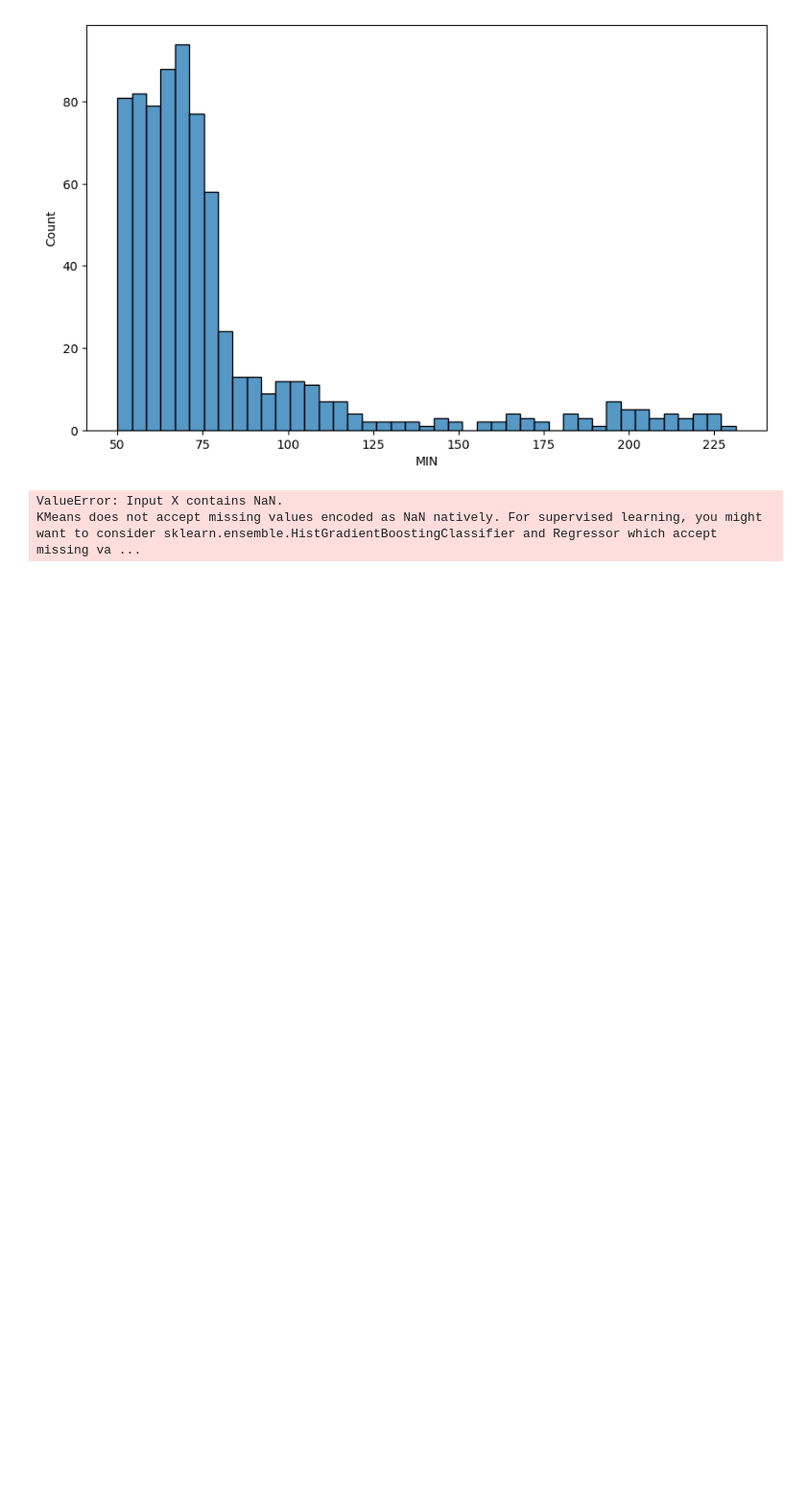
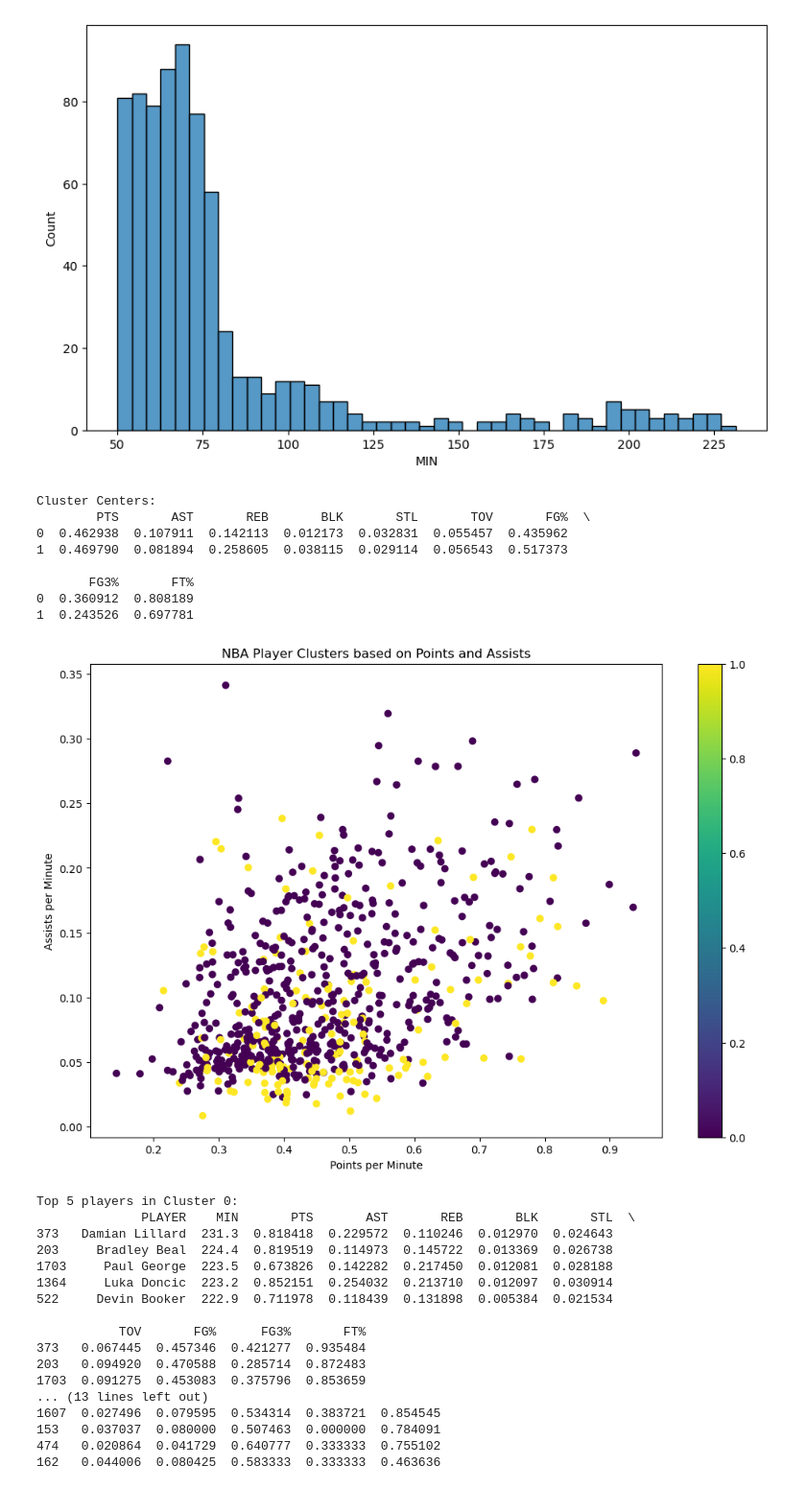
Before and after one commit to mrbumcum/nba-playstyle-clustering, a Jupyter notebook: nba-clustering-project.ipynb, the cells around one changed output. Shown at 96% size. Saved outputs shown, nothing was run; the diff lists cells and outputs as text; code cells hidden in the pictures; blank space fills up the shorter version.

Commit message:
fix: Remove error with data.min

```diff
--- a/nba-clustering-project.ipynb
+++ b/nba-clustering-project.ipynb
@@ -162,11 +162,16 @@ sns.histplot(data=data_per_min, x=data_per_min['MIN'])
 <Axes: xlabel='MIN', ylabel='Count'>
 [figure]
 # %%
-
 features = ['PTS', 'AST', 'REB', 'BLK', 'STL', 'TOV', 'FG%', 'FG3%', 'FT%']
 
 # Prepare the data
 X = data_per_min[features]
+
+# Drop rows with NaN values
+X = X.dropna()
+
+# Ensure data_per_min has the same number of rows as X
+data_per_min = data_per_min.loc[X.index]
 
 # Standardize the features
 scaler = StandardScaler()
@@ -181,32 +186,56 @@ for n_clusters in range(2, max_clusters + 1):
     cluster_labels = kmeans.fit_predict(X_scaled)
     silhouette_avg = silhouette_score(X_scaled, cluster_labels)
     silhouette_scores.append(silhouette_avg)
 
 optimal_clusters = silhouette_scores.index(max(silhouette_scores)) + 2
 
 # Fit K-means with the optimal number of clusters
 kmeans = KMeans(n_clusters=optimal_clusters, random_state=42)
 data_per_min['Cluster'] = kmeans.fit_predict(X_scaled)
 
 # Print cluster centers
 cluster_centers = scaler.inverse_transform(kmeans.cluster_centers_)
 cluster_centers_df = pd.DataFrame(cluster_centers, columns=features)
 print("Cluster Centers:")
 print(cluster_centers_df)
 
 # Visualize clusters (example using PTS and AST)
 plt.figure(figsize=(12, 8))
 scatter = plt.scatter(data_per_min['PTS'], data_per_min['AST'], c=data_per_min['Cluster'], cmap='viridis')
 plt.xlabel('Points per Minute')
 plt.ylabel('Assists per Minute')
 plt.title('NBA Player Clusters based on Points and Assists')
 plt.colorbar(scatter)
 plt.show()
 
 for i in range(optimal_clusters):
     print(f"\nTop 5 players in Cluster {i}:")
     cluster_players = data_per_min[data_per_min['Cluster'] == i].sort_values('MIN', ascending=False)
     print(cluster_players[['PLAYER', 'MIN'] + features].head())
 # %% [output]
-ValueError: Input X contains NaN.
-KMeans does not accept missing values encoded as NaN natively. For supervised learning, you might want to consider sklearn.ensemble.HistGradientBoostingClassifier and Regressor which accept missing va ...
+Cluster Centers:
+        PTS       AST       REB       BLK       STL       TOV       FG%  \
+0  0.462938  0.107911  0.142113  0.012173  0.032831  0.055457  0.435962
+1  0.469790  0.081894  0.258605  0.038115  0.029114  0.056543  0.517373
+
+       FG3%       FT%
+0  0.360912  0.808189
+1  0.243526  0.697781
+[figure, added]
+Top 5 players in Cluster 0:
+              PLAYER    MIN       PTS       AST       REB       BLK       STL  \
+373   Damian Lillard  231.3  0.818418  0.229572  0.110246  0.012970  0.024643
+203     Bradley Beal  224.4  0.819519  0.114973  0.145722  0.013369  0.026738
+1703     Paul George  223.5  0.673826  0.142282  0.217450  0.012081  0.028188
+1364     Luka Doncic  223.2  0.852151  0.254032  0.213710  0.012097  0.030914
+522     Devin Booker  222.9  0.711978  0.118439  0.131898  0.005384  0.021534
+
+           TOV       FG%      FG3%       FT%
+373   0.067445  0.457346  0.421277  0.935484
+203   0.094920  0.470588  0.285714  0.872483
+1703  0.091275  0.453083  0.375796  0.853659
+... (13 lines left out)
+1607  0.027496  0.079595  0.534314  0.383721  0.854545
+153   0.037037  0.080000  0.507463  0.000000  0.784091
+474   0.020864  0.041729  0.640777  0.333333  0.755102
+162   0.044006  0.080425  0.583333  0.333333  0.463636
```
